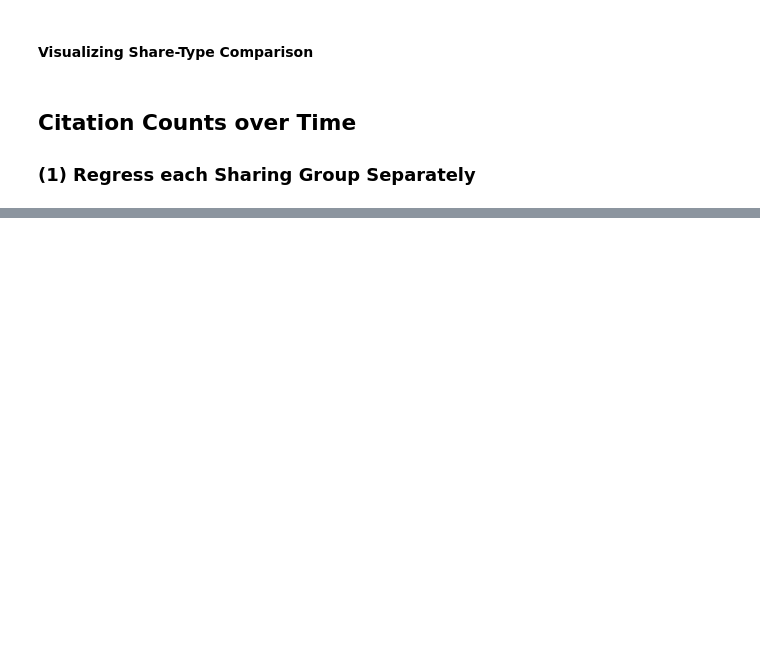
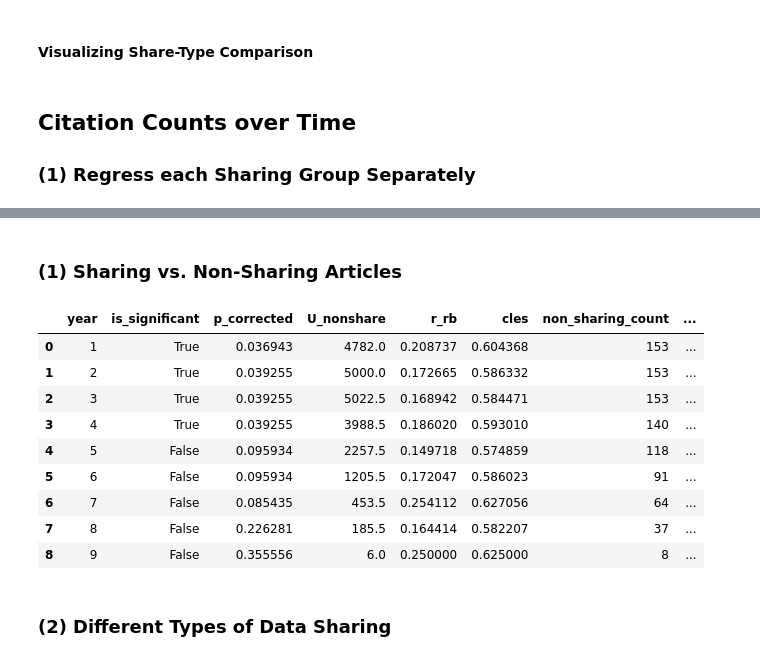
Before and after one commit to JonNir1/eye_movement_data_sharing, a Jupyter notebook: citations_for_data_sharing.ipynb, the cells around one changed output, grey strips where cells are left out. Saved outputs shown, nothing was run; the diff lists cells and outputs as text; code cells hidden in the pictures; blank space fills up the shorter version.

```diff
--- a/citations_for_data_sharing.ipynb
+++ b/citations_for_data_sharing.ipynb
@@ -472,0 +568,57 @@ Effect Sizes:           RBC: 0.112      CLES: 0.556
+# %% [markdown]
+### (1) Sharing vs. Non-Sharing Articles
+# %%
+GROUPING_COL = "is_sharing_data"
+# %%
+cit_dynamics_sharing = citations_per_year(
+    combined, grouping_col=GROUPING_COL, cumulative=True
+)
+
+year_stats = dict()
+for year in cit_dynamics_sharing.columns:
+    non_sharing_vals = cit_dynamics_sharing.xs(False, level=GROUPING_COL)[year].dropna()
+    sharing_vals = cit_dynamics_sharing.xs(True, level=GROUPING_COL)[year].dropna()
+    n1, n2 = len(non_sharing_vals), len(sharing_vals)
+    year_pair_test = stats.mannwhitneyu(non_sharing_vals, sharing_vals, alternative="less")
+    U_nonshare = year_pair_test.statistic
+    U_share = n1 * n2 - U_nonshare
+    rank_biserial_corr = (U_share - U_nonshare) / (n1 * n2)
+    cles = U_share / (n1 * n2)
+    year_stats[year] = {
+        "non_sharing_count": n1,
+        "non_sharing_mean": non_sharing_vals.mean(),
+        "non_sharing_sem": non_sharing_vals.sem(),
+        "sharing_count": n2,
+        "sharing_mean": sharing_vals.mean(),
+        "sharing_sem": sharing_vals.sem(),
+        "U_nonshare": U_nonshare,
+        "p_raw": year_pair_test.pvalue,
+        "r_rb": rank_biserial_corr,
+        "cles": cles,
+    }
+
+year_stats = pd.DataFrame.from_dict(year_stats, orient='index').reset_index().rename(columns={"index": "year"})
+reject, p_corrected, _, _ = multipletests(year_stats['p_raw'], alpha=0.05, method='fdr_bh')
+year_stats['p_corrected'] = p_corrected
+year_stats['is_significant'] = reject
+column_order = [
+    "year",
+    "is_significant", "p_corrected", "U_nonshare", "r_rb", "cles",
+    "non_sharing_count", "non_sharing_mean", "non_sharing_sem",
+    "sharing_count", "sharing_mean", "sharing_sem",
+    "p_raw"
+]
+year_stats = year_stats[column_order]
+
+year_stats
+# %% [output]
+|  | year | is_significant | p_corrected | U_nonshare | r_rb | cles | non_sharing_count | ... |
+| 0 | 1 | True | 0.036943 | 4782.0 | 0.208737 | 0.604368 | 153 | ... |
+| 1 | 2 | True | 0.039255 | 5000.0 | 0.172665 | 0.586332 | 153 | ... |
+| 2 | 3 | True | 0.039255 | 5022.5 | 0.168942 | 0.584471 | 153 | ... |
+| 3 | 4 | True | 0.039255 | 3988.5 | 0.186020 | 0.593010 | 140 | ... |
+| 4 | 5 | False | 0.095934 | 2257.5 | 0.149718 | 0.574859 | 118 | ... |
+| 5 | 6 | False | 0.095934 | 1205.5 | 0.172047 | 0.586023 | 91 | ... |
+| 6 | 7 | False | 0.085435 | 453.5 | 0.254112 | 0.627056 | 64 | ... |
+| 7 | 8 | False | 0.226281 | 185.5 | 0.164414 | 0.582207 | 37 | ... |
+| 8 | 9 | False | 0.355556 | 6.0 | 0.250000 | 0.625000 | 8 | ... |
@@ -472,0 +720,2 @@ Effect Sizes:           RBC: 0.112      CLES: 0.556
+# %% [markdown]
+### (2) Different Types of Data Sharing
```
Also changed, not shown: parts of 22 cells of this notebook.
